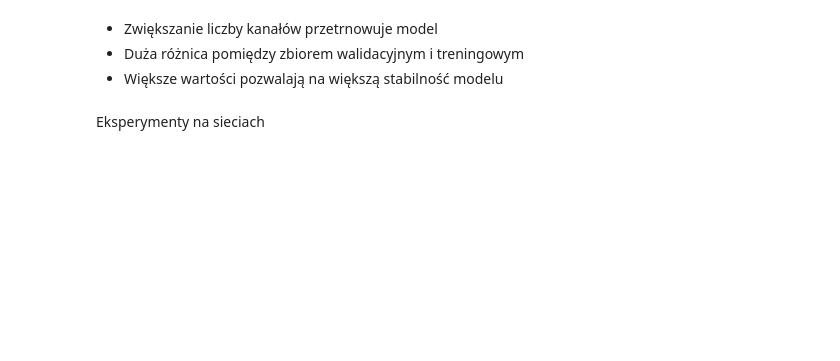
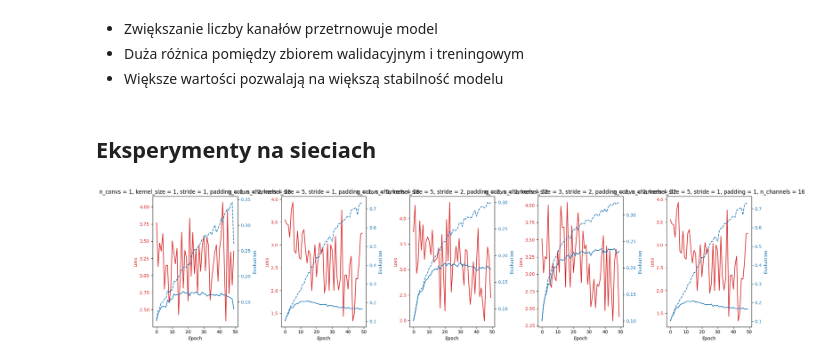
Before and after one commit to BrunoSienkiewicz/Neural-networks, a Jupyter notebook: miniprojekt_3/miniprojekt_3_hiperparametry.ipynb, the cells around one changed output. Drawn from its saved outputs; the diff is of its cells as text; code cells hidden in the pictures; blank space fills up the shorter version.

Commit message:
eksperymenty na modelach

```diff
--- a/miniprojekt_3/miniprojekt_3_hiperparametry.ipynb
+++ b/miniprojekt_3/miniprojekt_3_hiperparametry.ipynb
@@ -200,12 +211,14 @@ for i, n_channels in enumerate(n_channels_values):
 - Duża różnica pomiędzy zbiorem walidacyjnym i treningowym
 - Większe wartości pozwalają na większą stabilność modelu
 # %% [markdown]
-Eksperymenty na sieciach
+## Eksperymenty na sieciach
 # %%
+from tqdm import notebook as tqdm_notebook
+
 res = pd.DataFrame(columns=["n_convs", "kernel_size", "stride", "padding", "n_channels", "train_loss", "train_acc", "val_acc", "overfit"])
 nets = {}
 listofmodel=[[1,1,1,1,16],[2,5,1,1,16],[5,5,2,2,32],[2,3,2,2,32],[2,5,1,1,16]]
-for parameters in listofmodel:
+for parameters in tqdm_notebook.tqdm(listofmodel):
     n_convsact=parameters[0]
     kernel_size = parameters[1]
     stride = parameters[2]
@@ -225,6 +238,24 @@ for parameters in listofmodel:
     torch.save(net.state_dict(), "model"+str(n_convsact)+str(kernel_size)+str(stride)+str(padding)+str(n_channels)+".tar")
     res = pd.concat([res, model_res])
 res.to_csv('wyniki_modeli.csv', index=False)
+# %%
+fig, axs = plt.subplots(1, 5, figsize=(20, 5))
+for i, parameters in enumerate(listofmodel):
+    n_convsact=parameters[0]
+    kernel_size = parameters[1]
+    stride = parameters[2]
+    padding = parameters[3]
+    n_channels = parameters[4]
+    iters = [i for i in range(50)]
+    loss_hist = res[(res["n_convs"] == n_convsact) & (res["kernel_size"] == kernel_size) & (res["stride"] == stride) & (res["padding"] == padding) & (res["n_channels"] == n_channels)]["train_loss"].values[0]
+    train_acc = res[(res["n_convs"] == n_convsact) & (res["kernel_size"] == kernel_size) & (res["stride"] == stride) & (res["padding"] == padding) & (res["n_channels"] == n_channels)]["train_acc"].values[0]
+    val_acc = res[(res["n_convs"] == n_convsact) & (res["kernel_size"] == kernel_size) & (res["stride"] == stride) & (res["padding"] == padding) & (res["n_channels"] == n_channels)]["val_acc"].values[0]
+    plot_training(iters, loss_hist, train_acc, val_acc, axs[i])
+    axs[i].set_title(f"n_convs = {n_convsact}, kernel_size = {kernel_size}, stride = {stride}, padding = {padding}, n_channels = {n_channels}")
+plt.tight_layout()
+plt.show()
+# %% [output]
+[figure, added]
 # %%
 labels = ['acoustic', 'antenna', 'bacteria', 'battery', 'bean', 'beetle', 'bicycle', 'birch', 'bird', 'bomb', 'bread', 'bridge', 'camera', 'carbon', 'cat', 'corn', 'crab', 'crocodilian', 'echinoderm', 'egg', 'elephant', 'fish', 'flower', 'frog', 'fungus', 'gauge', 'hammer', 'icecream', 'kangaroo', 'memorial', 'monkey', 'motor', 'nest', 'palm', 'pizza', 'pot', 'printer', 'saw', 'snake', 'spice', 'spider', 'spoon', 'squash', 'swine', 'tea', 'tomato', 'towel', 'truck', 'turtle', 'worm']
 for net in nets:
```
Also changed, not shown: parts of 6 cells of this notebook, 3 other files.
